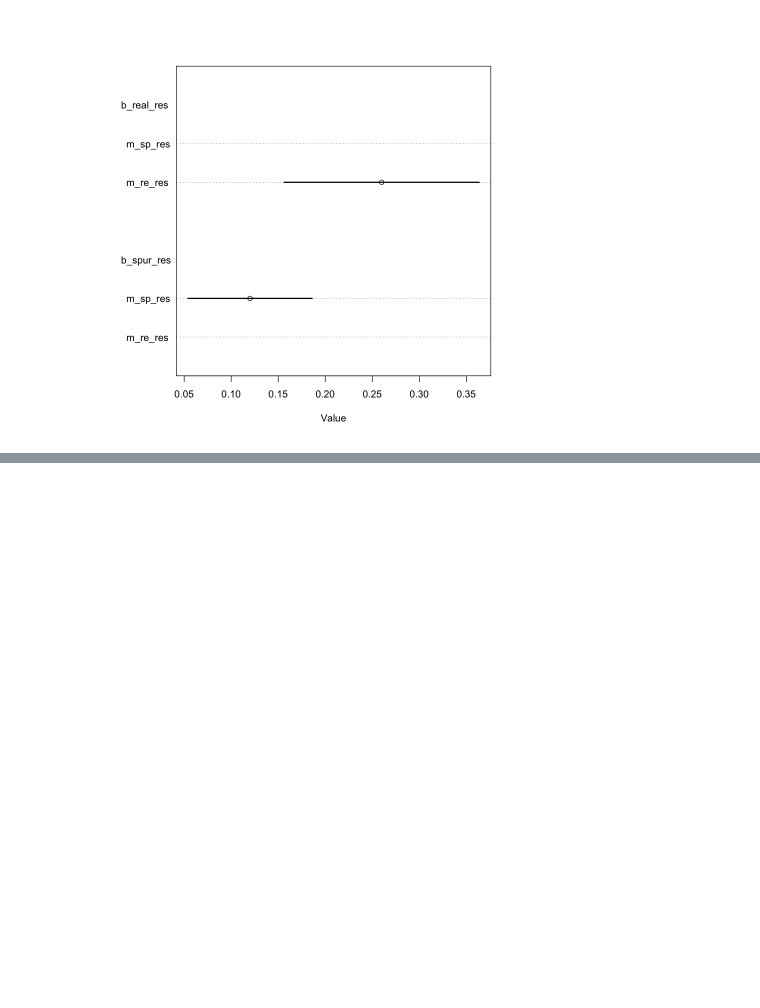
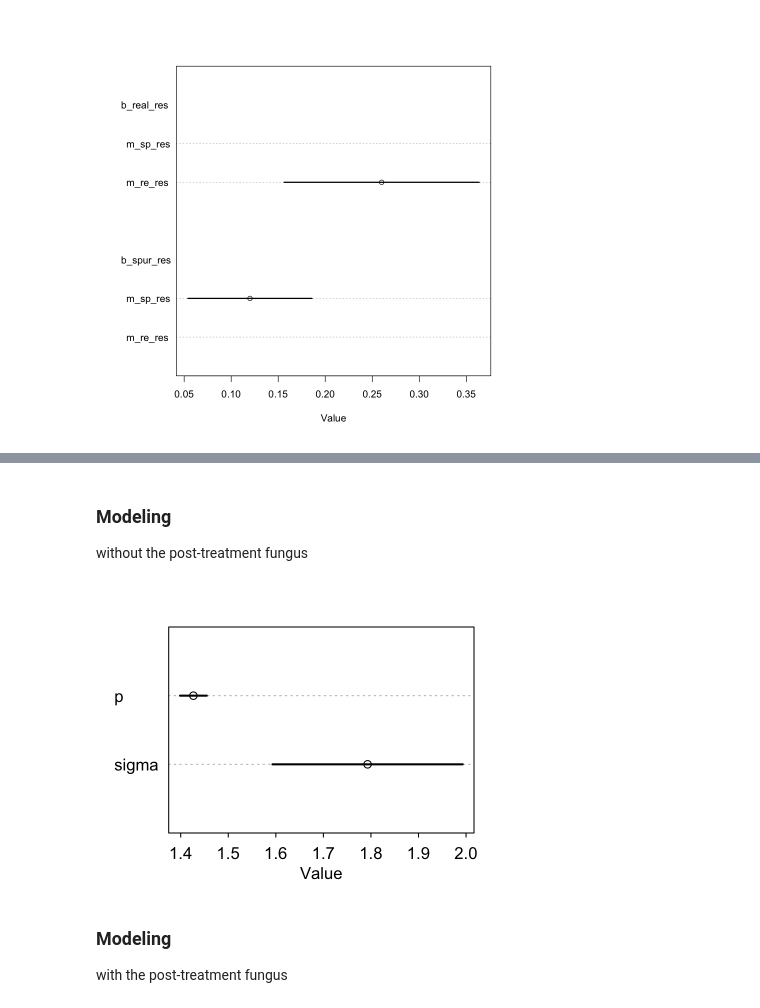
Before and after one commit to SamueleSoraggi/bayesian_statistics, a Jupyter notebook: statistical_rethinking_2/Untitled.ipynb, the cells around one changed output, grey strips where cells are left out. Saved outputs shown, nothing was run; the diff lists cells and outputs as text; code cells hidden in the pictures; blank space fills up the shorter version.

```diff
--- a/statistical_rethinking_2/Untitled.ipynb
+++ b/statistical_rethinking_2/Untitled.ipynb
@@ -264,0 +347,13 @@ plot( coeftab(m_re_res,m_sp_res), par=c("b_real_res","b_spur_res") )
+# %%
+set.seed(71)
+# number of plants
+N <- 100
+# simulate initial heights
+h0 <- rnorm(N,10,2)
+# assign treatments and simulate fungus and growth
+treatment <- rep( 0:1 , each=N/2 )
+fungus <- rbinom( N , size=1 , prob=0.5 - treatment*0.4 )
+h1 <- h0 + rnorm(N, 5 - 3*fungus)
+# compose a clean data frame
+d <- data.frame( h0=h0 , h1=h1 , treatment=treatment , fungus=fungus )
+precis(d)
@@ -264,0 +368,3 @@ plot( coeftab(m_re_res,m_sp_res), par=c("b_real_res","b_spur_res") )
+# %% [markdown]
+### Modeling
+without the post-treatment fungus
@@ -264,0 +373,12 @@ plot( coeftab(m_re_res,m_sp_res), par=c("b_real_res","b_spur_res") )
+# %%
+m6.6 <- quap( alist(
+        h1 ~ dnorm( mu , sigma ),
+        mu <- h0*p,
+        p ~ dlnorm( 0 , 0.25 ), sigma ~ dexp( 1 )),
+        data=d )
+plot(precis(m6.6))
+# %% [output]
+[figure, added]
+# %% [markdown]
+### Modeling
+with the post-treatment fungus
```
Also changed, not shown: parts of 184 cells of this notebook, 14 other files.
